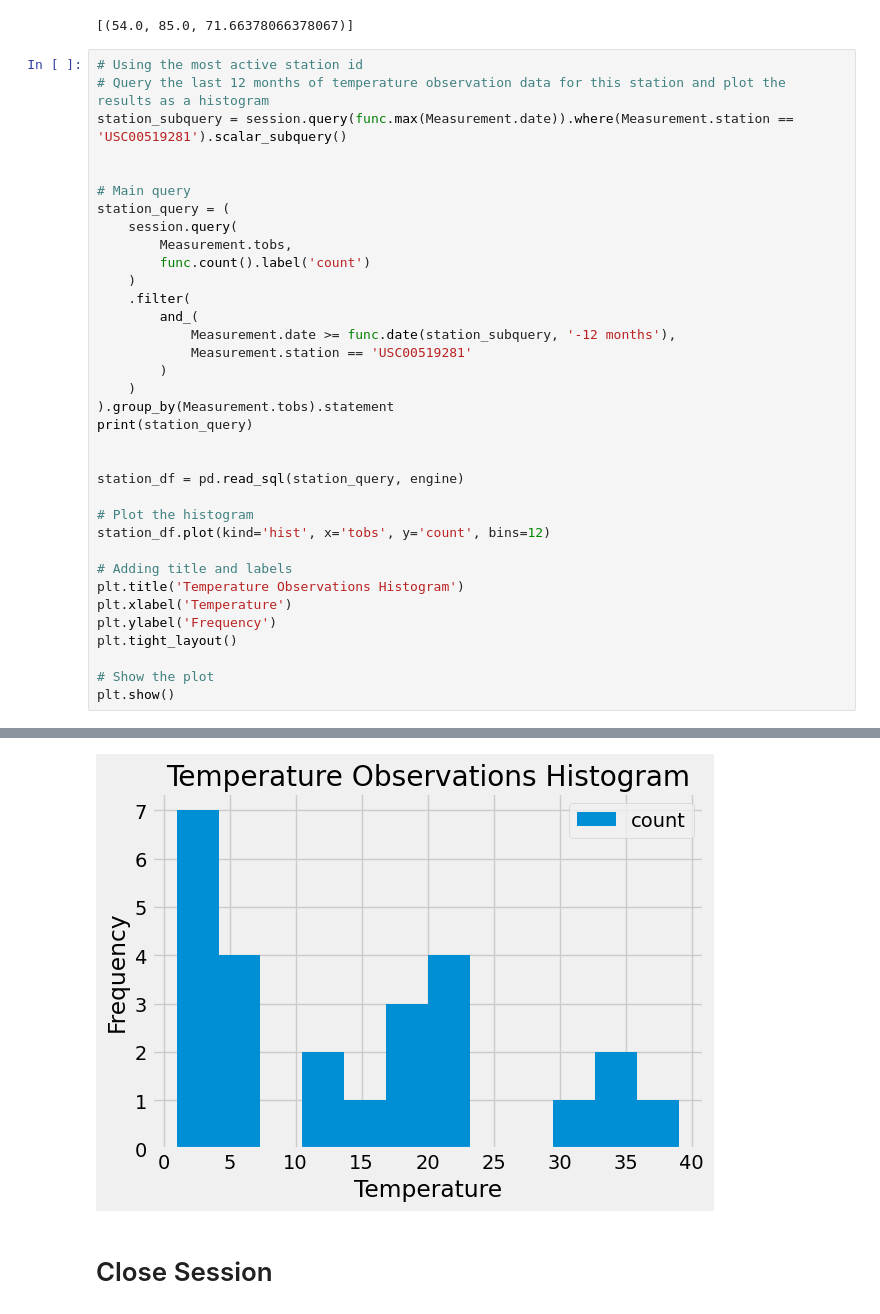
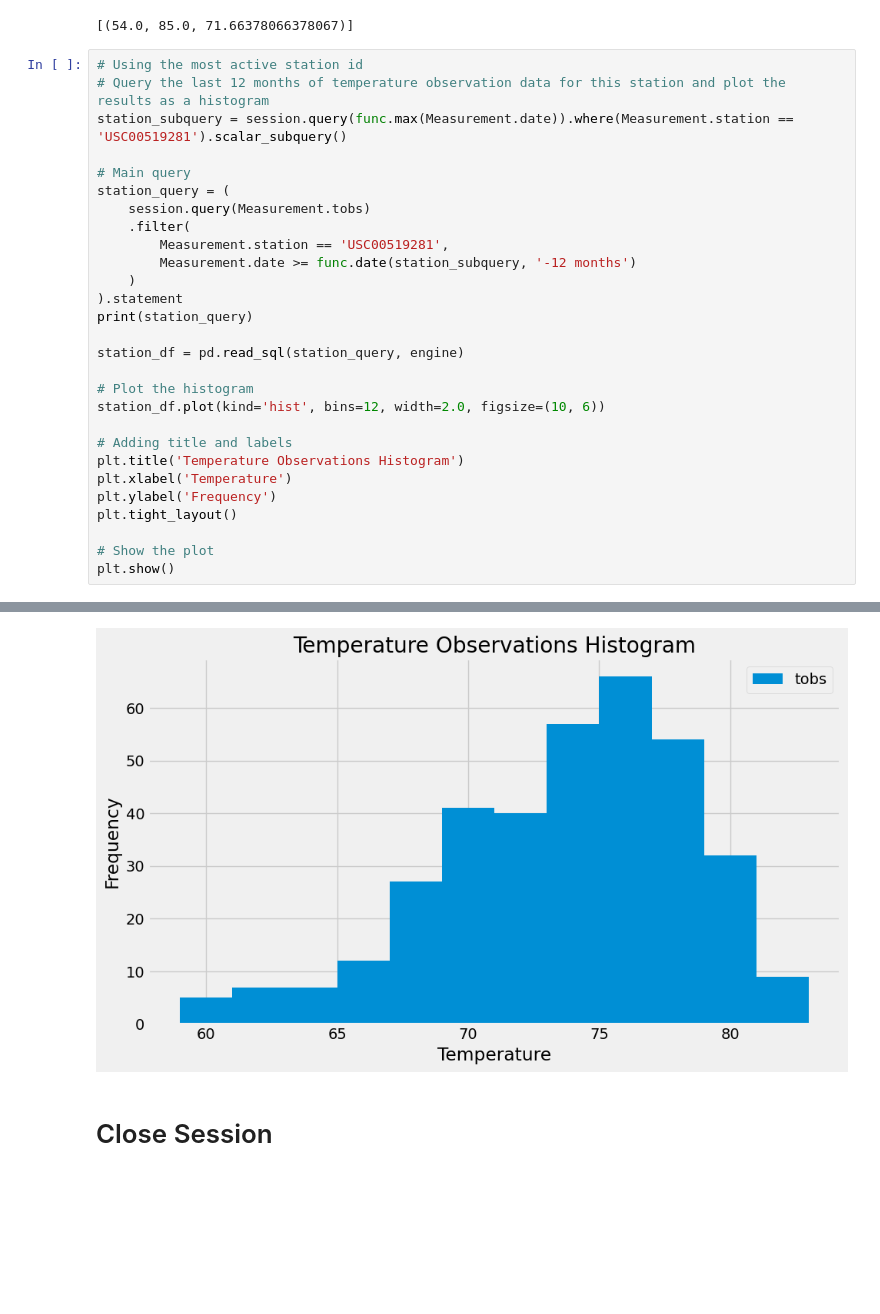
Before and after one commit to jhammans/sqlalchemy-challenge, a Jupyter notebook: SurfsUp/climate_starter.ipynb, the cells around one changed output, grey strips where cells are left out. Saved outputs shown, nothing was run; the diff lists cells and outputs as text; blank space fills up the shorter version.

```diff
--- a/SurfsUp/climate_starter.ipynb
+++ b/SurfsUp/climate_starter.ipynb
@@ -140,27 +139,20 @@ session.query(func.min(Measurement.tobs).label('min_temp'),
 # Query the last 12 months of temperature observation data for this station and plot the results as a histogram
 station_subquery = session.query(func.max(Measurement.date)).where(Measurement.station == 'USC00519281').scalar_subquery()
 
-
 # Main query
 station_query = (
-    session.query(
-        Measurement.tobs,
-        func.count().label('count')
+    session.query(Measurement.tobs)
+    .filter(
+        Measurement.station == 'USC00519281',
+        Measurement.date >= func.date(station_subquery, '-12 months')
     )
-    .filter(
-        and_(
-            Measurement.date >= func.date(station_subquery, '-12 months'),
-            Measurement.station == 'USC00519281'
-        )
-    )
-).group_by(Measurement.tobs).statement
+).statement
 print(station_query)
-
 
 station_df = pd.read_sql(station_query, engine)
 
 # Plot the histogram
-station_df.plot(kind='hist', x='tobs', y='count', bins=12)
+station_df.plot(kind='hist', bins=12, width=2.0, figsize=(10, 6))
 
 # Adding title and labels
 plt.title('Temperature Observations Histogram')
@@ -179,4 +171,4 @@ WHERE measurement.station = :station_1), :date_1) AND measurement.station = :sta
-[figure, old version]
+[figure, new version]
 # %% [markdown]
 # Close Session
 # %%
```
Also changed, not shown: parts of 5 cells of this notebook.
